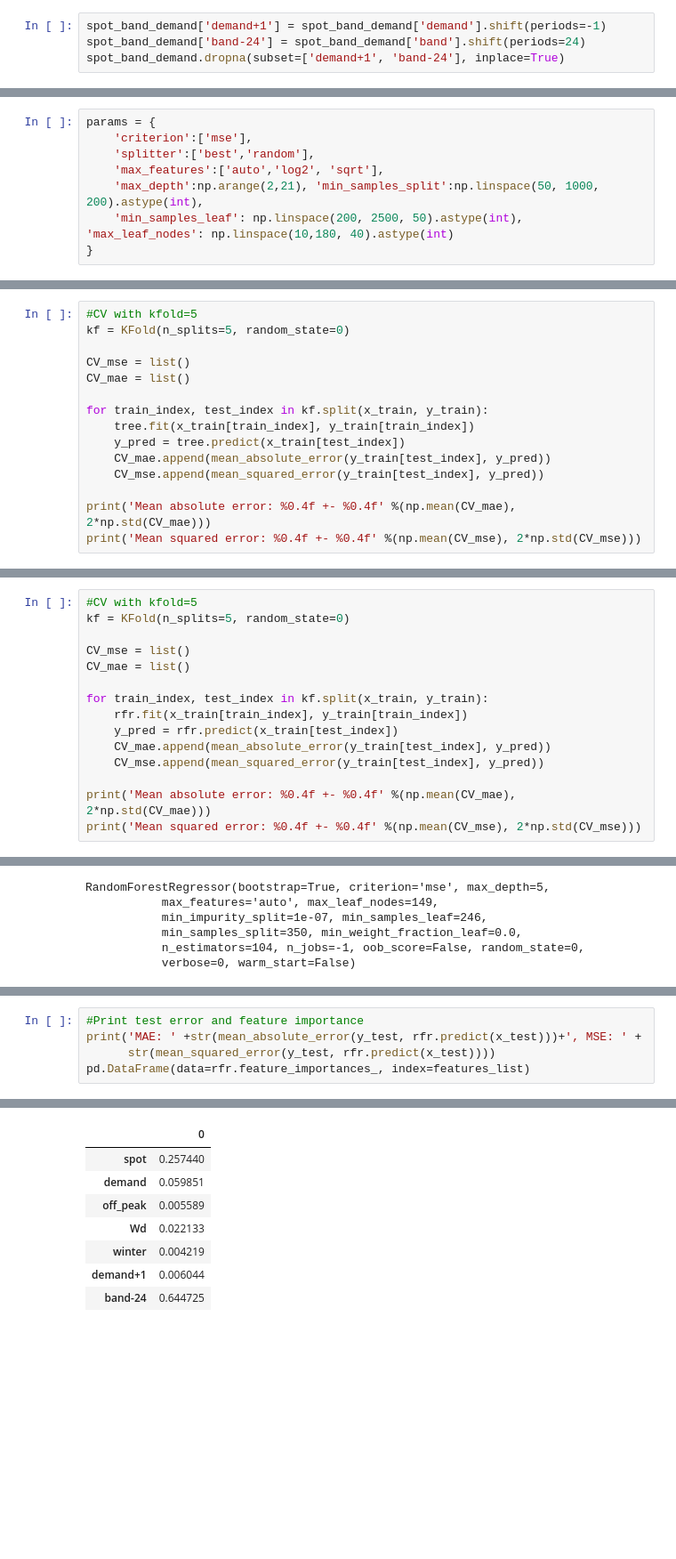
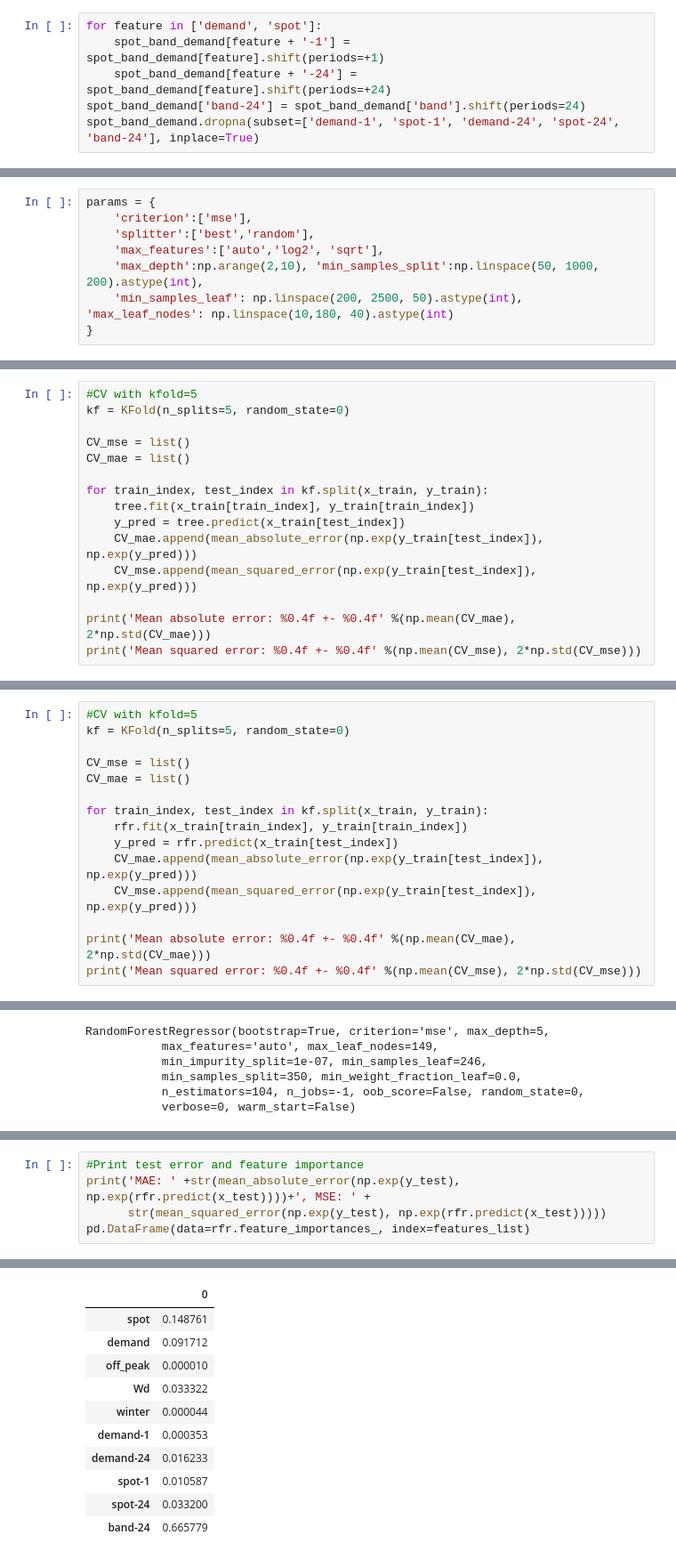
Before and after one commit to NonoMalpi/Secondary_band, a Jupyter notebook: Secondary band model.ipynb, the cells around one changed output, grey strips where cells are left out. Shown: that part at 89% size. Saved outputs shown, nothing was run; the diff lists cells and outputs as text; blank space fills up the shorter version.

```diff
--- a/Secondary band model.ipynb
+++ b/Secondary band model.ipynb
@@ -58,9 +59,11 @@ spot_band_demand = spot_band_demand[['hour', 'weekday', 'season', 'spot','demand
 for feature in ['hour', 'weekday', 'season']:
     spot_band_demand[pd.get_dummies(spot_band_demand[feature], drop_first=True).columns.tolist()] = pd.get_dummies(spot_band_demand[feature], drop_first=True)
 # %%
-spot_band_demand['demand+1'] = spot_band_demand['demand'].shift(periods=-1)
+for feature in ['demand', 'spot']:
+    spot_band_demand[feature + '-1'] = spot_band_demand[feature].shift(periods=+1)
+    spot_band_demand[feature + '-24'] = spot_band_demand[feature].shift(periods=+24)
 spot_band_demand['band-24'] = spot_band_demand['band'].shift(periods=24)
-spot_band_demand.dropna(subset=['demand+1', 'band-24'], inplace=True)
+spot_band_demand.dropna(subset=['demand-1', 'spot-1', 'demand-24', 'spot-24', 'band-24'], inplace=True)
 # %% [markdown]
 ### Preprocessing for Decision Tree
 # %%
@@ -98,7 +104,7 @@ params = {
     'criterion':['mse'],
     'splitter':['best','random'],
     'max_features':['auto','log2', 'sqrt'],
-    'max_depth':np.arange(2,21), 'min_samples_split':np.linspace(50, 1000, 200).astype(int),
+    'max_depth':np.arange(2,10), 'min_samples_split':np.linspace(50, 1000, 200).astype(int),
     'min_samples_leaf': np.linspace(200, 2500, 50).astype(int), 'max_leaf_nodes': np.linspace(10,180, 40).astype(int)
 }
 # %%
@@ -134,8 +140,8 @@ CV_mae = list()
 for train_index, test_index in kf.split(x_train, y_train):
     tree.fit(x_train[train_index], y_train[train_index])
     y_pred = tree.predict(x_train[test_index])
-    CV_mae.append(mean_absolute_error(y_train[test_index], y_pred))
-    CV_mse.append(mean_squared_error(y_train[test_index], y_pred))
+    CV_mae.append(mean_absolute_error(np.exp(y_train[test_index]), np.exp(y_pred)))
+    CV_mse.append(mean_squared_error(np.exp(y_train[test_index]), np.exp(y_pred)))
 
 print('Mean absolute error: %0.4f +- %0.4f' %(np.mean(CV_mae), 2*np.std(CV_mae)))
 print('Mean squared error: %0.4f +- %0.4f' %(np.mean(CV_mse), 2*np.std(CV_mse)))
@@ -254,8 +262,8 @@ CV_mae = list()
 for train_index, test_index in kf.split(x_train, y_train):
     rfr.fit(x_train[train_index], y_train[train_index])
     y_pred = rfr.predict(x_train[test_index])
-    CV_mae.append(mean_absolute_error(y_train[test_index], y_pred))
-    CV_mse.append(mean_squared_error(y_train[test_index], y_pred))
+    CV_mae.append(mean_absolute_error(np.exp(y_train[test_index]), np.exp(y_pred)))
+    CV_mse.append(mean_squared_error(np.exp(y_train[test_index]), np.exp(y_pred)))
 
 print('Mean absolute error: %0.4f +- %0.4f' %(np.mean(CV_mae), 2*np.std(CV_mae)))
 print('Mean squared error: %0.4f +- %0.4f' %(np.mean(CV_mse), 2*np.std(CV_mse)))
@@ -287,6 +300,6 @@ RandomForestRegressor(bootstrap=True, criterion='mse', max_depth=5,
 # %%
 #Print test error and feature importance
-print('MAE: ' +str(mean_absolute_error(y_test, rfr.predict(x_test)))+', MSE: ' +
-      str(mean_squared_error(y_test, rfr.predict(x_test))))
+print('MAE: ' +str(mean_absolute_error(np.exp(y_test), np.exp(rfr.predict(x_test))))+', MSE: ' +
+      str(mean_squared_error(np.exp(y_test), np.exp(rfr.predict(x_test)))))
 pd.DataFrame(data=rfr.feature_importances_, index=features_list)
 # %% [output]
@@ -294,11 +307,14 @@ MAE: 5.74653333402, MSE: 70.2929333961
 |  | 0 |
-| spot | 0.257440 |
-| demand | 0.059851 |
-| off_peak | 0.005589 |
-| Wd | 0.022133 |
-| winter | 0.004219 |
-| demand+1 | 0.006044 |
-| band-24 | 0.644725 |
+| spot | 0.148761 |
+| demand | 0.091712 |
+| off_peak | 0.000010 |
+| Wd | 0.033322 |
+| winter | 0.000044 |
+| demand-1 | 0.000353 |
+| demand-24 | 0.016233 |
+| spot-1 | 0.010587 |
+| spot-24 | 0.033200 |
+| band-24 | 0.665779 |
 # %%
 export_graphviz(rfr.estimators_[12], out_file="0.dot", max_depth=None, feature_names=features_list, label='none',
                filled=True, leaves_parallel=False, impurity=False, node_ids=False, proportion=False, rotate=False,
```
Also changed, not shown: parts of 25 cells of this notebook, 5 other files.
